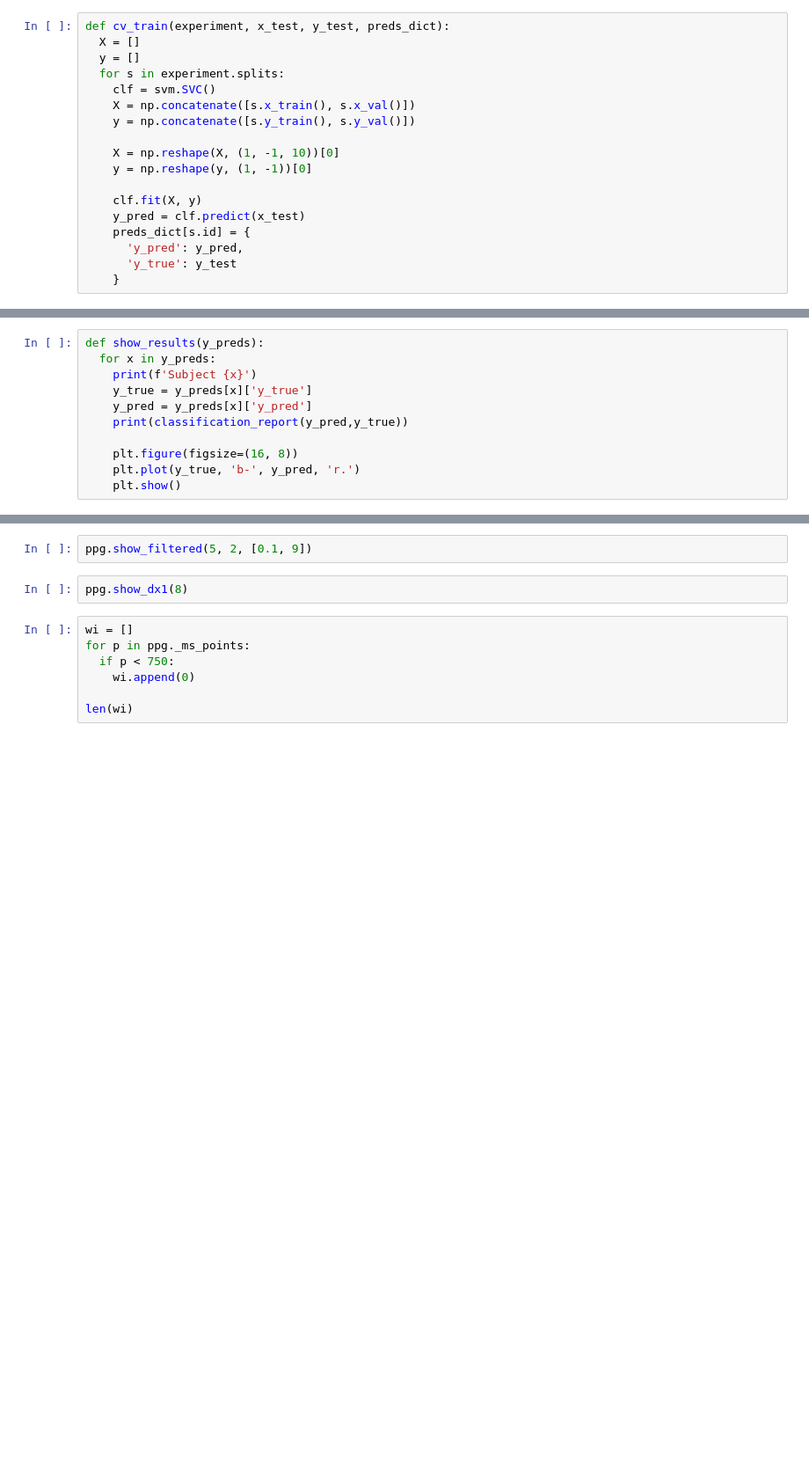
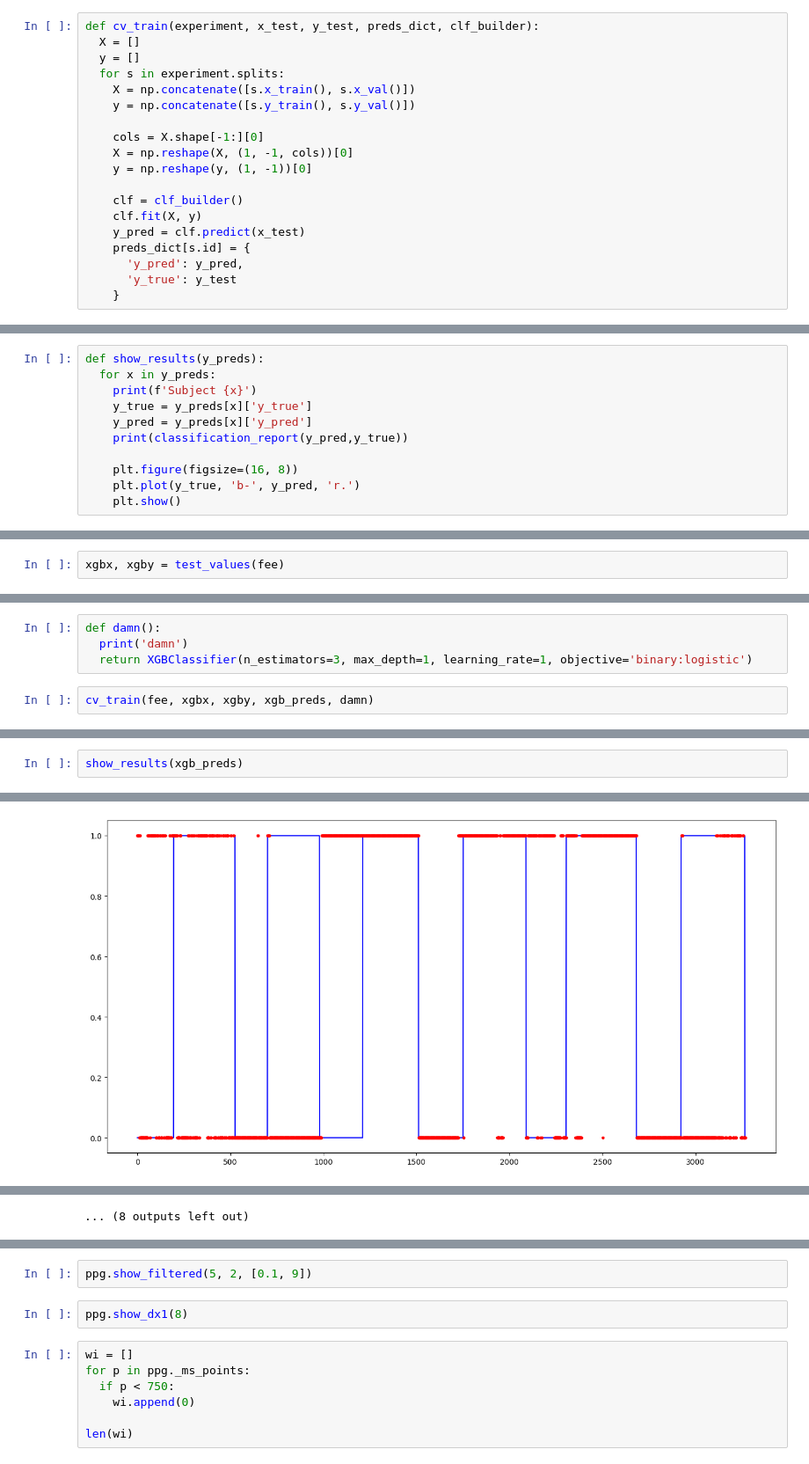
Before and after one commit to domateus/cogwear, a Jupyter notebook: playground.ipynb, the cells around one changed output, grey strips where cells are left out. Shown at 88% size. Drawn from its saved outputs; the diff is of its cells as text; blank space fills up the shorter version.

```diff
--- a/playground.ipynb
+++ b/playground.ipynb
@@ -159,15 +91,16 @@ emp_preds = {}
 # %%
-def cv_train(experiment, x_test, y_test, preds_dict):
+def cv_train(experiment, x_test, y_test, preds_dict, clf_builder):
   X = []
   y = []
   for s in experiment.splits:
-    clf = svm.SVC()
     X = np.concatenate([s.x_train(), s.x_val()])
     y = np.concatenate([s.y_train(), s.y_val()])
 
-    X = np.reshape(X, (1, -1, 10))[0]
+    cols = X.shape[-1:][0]
+    X = np.reshape(X, (1, -1, cols))[0]
     y = np.reshape(y, (1, -1))[0]
 
+    clf = clf_builder()
     clf.fit(X, y)
     y_pred = clf.predict(x_test)
     preds_dict[s.id] = {
@@ -193,0 +121,2 @@ empx, empy = test_values(emp)
+# %%
+xgbx, xgby = test_values(fee)
@@ -193,0 +127,6 @@ empx, empy = test_values(emp)
+# %%
+def damn():
+  print('damn')
+  return XGBClassifier(n_estimators=3, max_depth=1, learning_rate=1, objective='binary:logistic')
+# %%
+cv_train(fee, xgbx, xgby, xgb_preds, damn)
@@ -193,0 +139,3 @@ empx, empy = test_values(emp)
+# %%
+show_results(xgb_preds)
+# %% [output]
@@ -193,0 +151 @@ empx, empy = test_values(emp)
+[figure, added]
@@ -193,0 +202 @@ empx, empy = test_values(emp)
+... (8 outputs left out)
```
Also changed, not shown: parts of 33 cells of this notebook, 7 other files.
